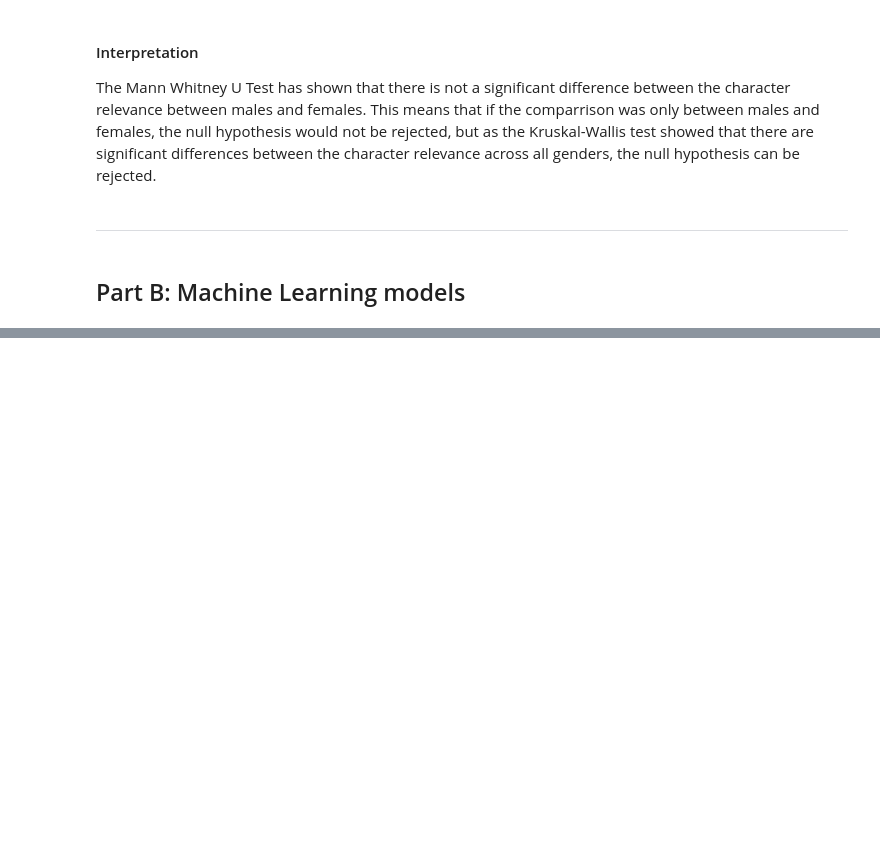
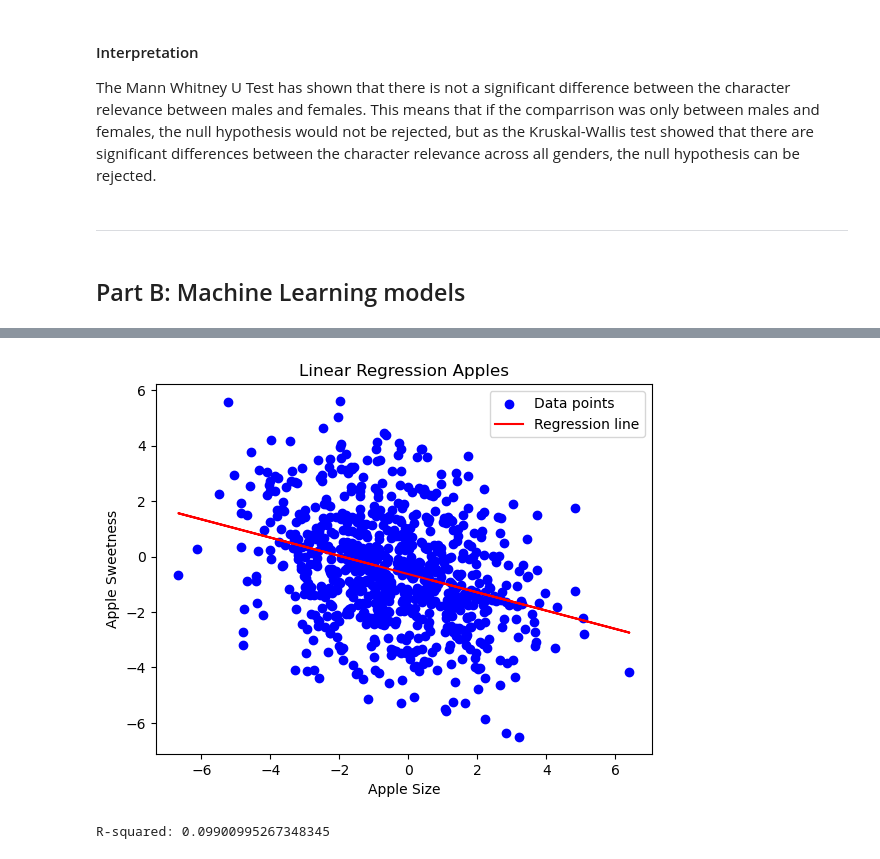
Before and after one commit to Kym-e/Coursework2, a Jupyter notebook: Coursework2.ipynb, the cells around one changed output, grey strips where cells are left out. Cells and saved outputs as stored; diff of their text form; code cells hidden in the pictures; blank space fills up the shorter version.

Commit message:
linear regression bones completed

```diff
--- a/Coursework2.ipynb
+++ b/Coursework2.ipynb
@@ -1267,0 +1286,4 @@ The Mann Whitney U Test has shown that there is not a significant difference bet
+# %%
+# Load the dataset
+apple_quality = pd.read_csv('data/Apple_Quality.csv')
+apple_quality.head()
@@ -1267,0 +1364,4 @@ The Mann Whitney U Test has shown that there is not a significant difference bet
+# %%
+# Remove the row with missing values
+apple_quality = apple_quality.dropna()
+apple_quality.shape
@@ -1267,0 +1388,4 @@ The Mann Whitney U Test has shown that there is not a significant difference bet
+# %%
+# Convert the 'Acidity' column to a float
+apple_quality['Acidity'] = apple_quality['Acidity'].astype(float)
+apple_quality.dtypes
@@ -1267,0 +1418,4 @@ The Mann Whitney U Test has shown that there is not a significant difference bet
+# %%
+# Convert the 'Quality' column to a category data type
+apple_quality['Quality'] = apple_quality['Quality'].astype('category')
+apple_quality.dtypes
@@ -1267,0 +1571,25 @@ The Mann Whitney U Test has shown that there is not a significant difference bet
+# %%
+x = apple_quality[['Size']]
+y = apple_quality[['Sweetness']]
+
+x_train, x_test, y_train, y_test = train_test_split(x, y, test_size=0.2)
+
+model = LinearRegression()
+model.fit(x_train, y_train)
+
+y_pred = model.predict(x_test)
+
+# Plot the data points and the regression line
+plt.scatter(x_test, y_test, color='blue', label='Data points')
+plt.plot(x_test, y_pred, color='red', label='Regression line')
+plt.xlabel('Apple Size')
+plt.ylabel('Apple Sweetness')
+plt.title('Linear Regression Apples')
+plt.legend()
+plt.show()
+
+r_squared = model.score(x_test, y_test)
+print(f"R-squared: {r_squared}")
+# %% [output]
+[figure, added]
+R-squared: 0.09900995267348345
```
Also changed, not shown: parts of 29 cells of this notebook, 1 other file.
